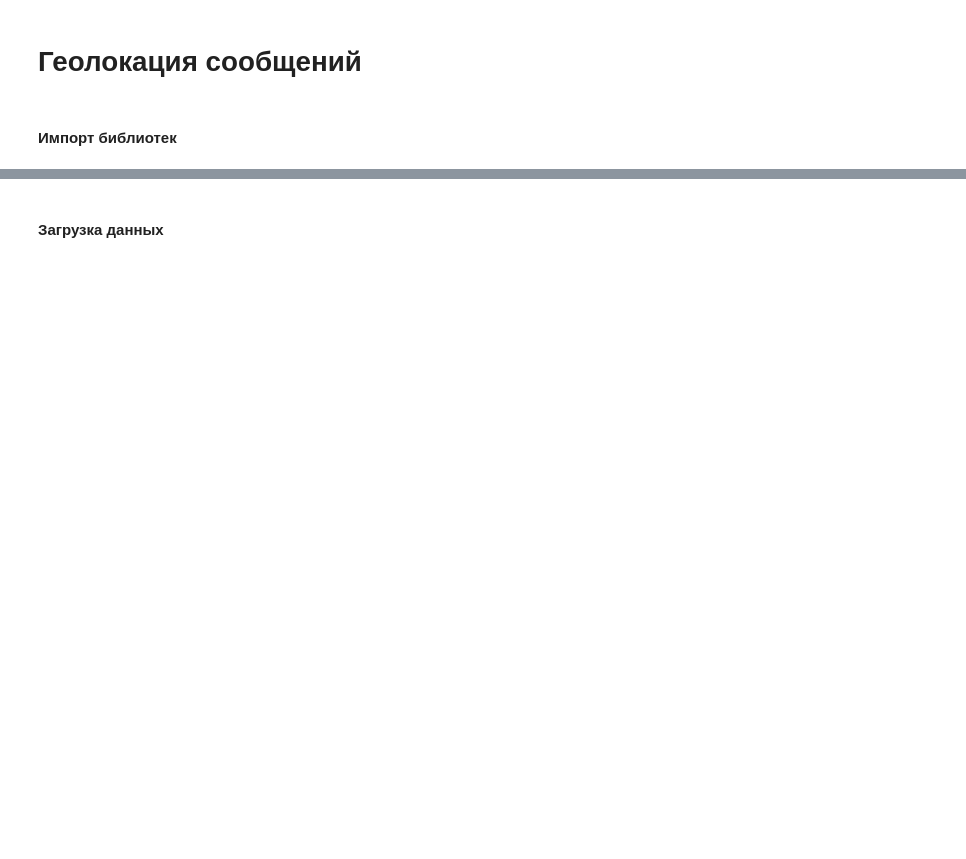
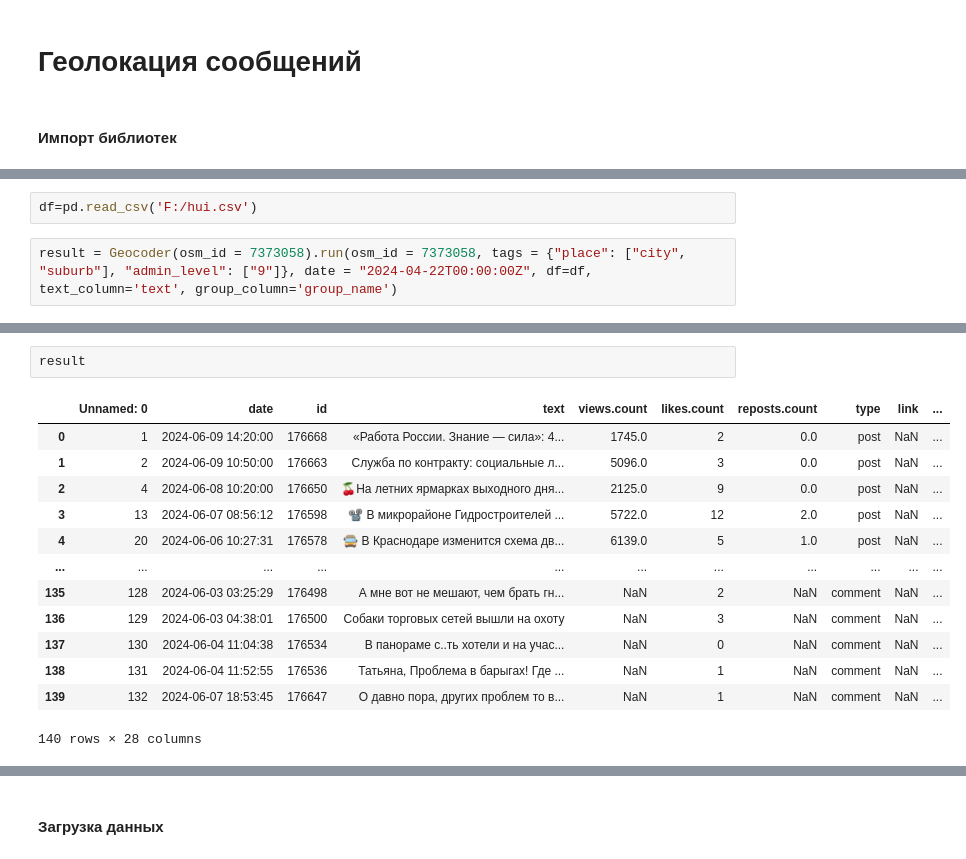
Before and after one commit to Sandrro/sloyka, a Jupyter notebook: examples/geocoder_example.ipynb, the cells around one changed output, grey strips where cells are left out. Cells and saved outputs as stored; diff of their text form; blank space fills up the shorter version.

Commit message:
Geocoder fix

```diff
--- a/examples/geocoder_example.ipynb
+++ b/examples/geocoder_example.ipynb
@@ -19,0 +34,4 @@ from sloyka.src.geocoder.geocoder import Geocoder
+# %%
+df=pd.read_csv('F:/hui.csv')
+# %%
+result = Geocoder(osm_id = 7373058).run(osm_id = 7373058, tags = {"place": ["city", "suburb"], "admin_level": ["9"]}, date = "2024-04-22T00:00:00Z", df=df, text_column='text', group_column='group_name')
@@ -19,0 +76,16 @@ from sloyka.src.geocoder.geocoder import Geocoder
+# %%
+result
+# %% [output]
+|  | Unnamed: 0 | date | id | text | views.count | likes.count | reposts.count | type | link | ... |
+| 0 | 1 | 2024-06-09 14:20:00 | 176668 | «Работа России. Знание — сила»: 4... | 1745.0 | 2 | 0.0 | post | NaN | ... |
+| 1 | 2 | 2024-06-09 10:50:00 | 176663 | Служба по контракту: социальные л... | 5096.0 | 3 | 0.0 | post | NaN | ... |
+| 2 | 4 | 2024-06-08 10:20:00 | 176650 | 🍒На летних ярмарках выходного дня... | 2125.0 | 9 | 0.0 | post | NaN | ... |
+| 3 | 13 | 2024-06-07 08:56:12 | 176598 | 📽️ В микрорайоне Гидростроителей ... | 5722.0 | 12 | 2.0 | post | NaN | ... |
+| 4 | 20 | 2024-06-06 10:27:31 | 176578 | 🚍 В Краснодаре изменится схема дв... | 6139.0 | 5 | 1.0 | post | NaN | ... |
+| ... | ... | ... | ... | ... | ... | ... | ... | ... | ... | ... |
+| 135 | 128 | 2024-06-03 03:25:29 | 176498 | А мне вот не мешают, чем брать гн... | NaN | 2 | NaN | comment | NaN | ... |
+| 136 | 129 | 2024-06-03 04:38:01 | 176500 | Собаки торговых сетей вышли на охоту | NaN | 3 | NaN | comment | NaN | ... |
+| 137 | 130 | 2024-06-04 11:04:38 | 176534 | В панораме с..ть хотели и на учас... | NaN | 0 | NaN | comment | NaN | ... |
+| 138 | 131 | 2024-06-04 11:52:55 | 176536 | Татьяна, Проблема в барыгах! Где ... | NaN | 1 | NaN | comment | NaN | ... |
+| 139 | 132 | 2024-06-07 18:53:45 | 176647 | О давно пора, других проблем то в... | NaN | 1 | NaN | comment | NaN | ... |
+140 rows × 28 columns
```
Also changed, not shown: parts of 24 cells of this notebook, 3 other files.
